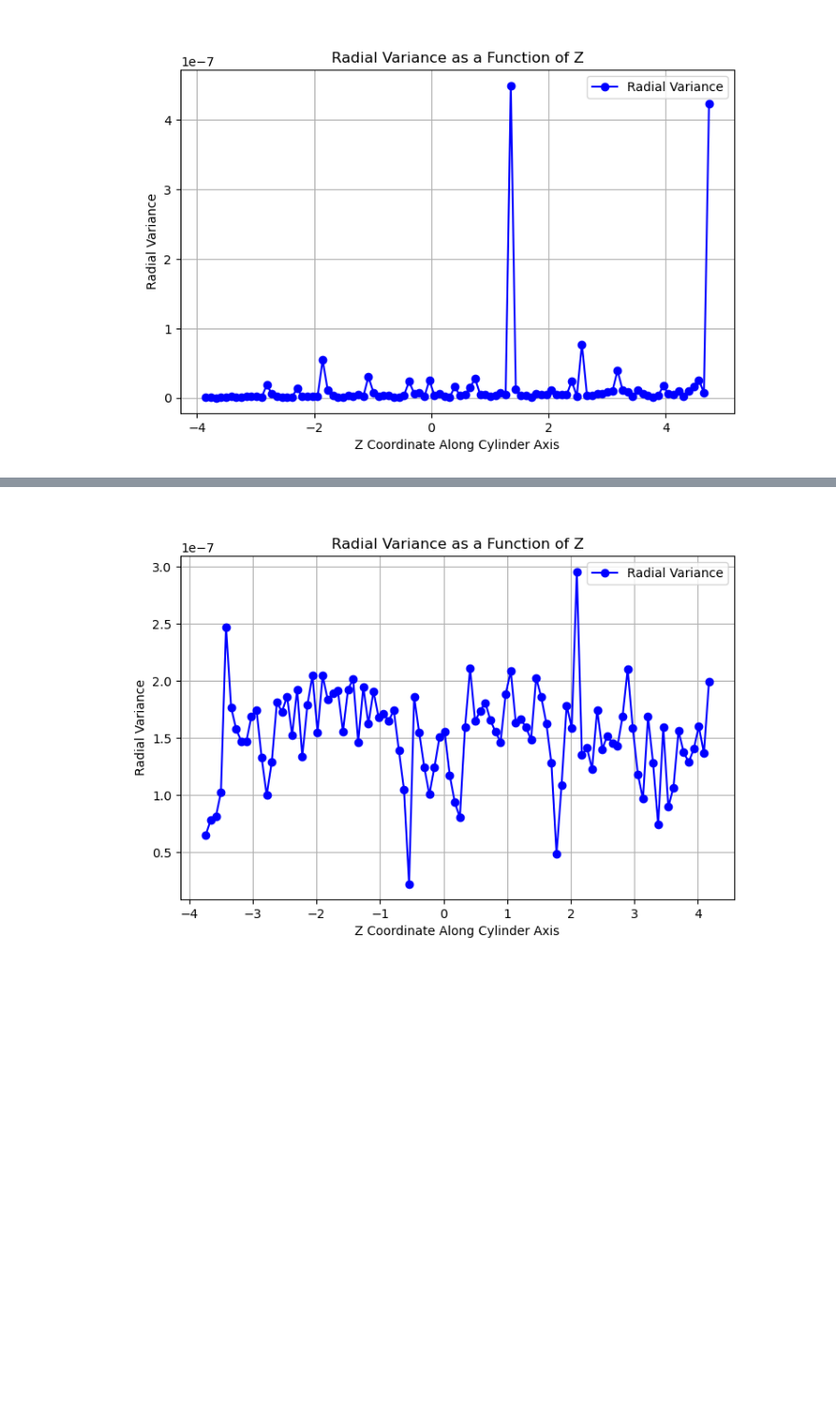
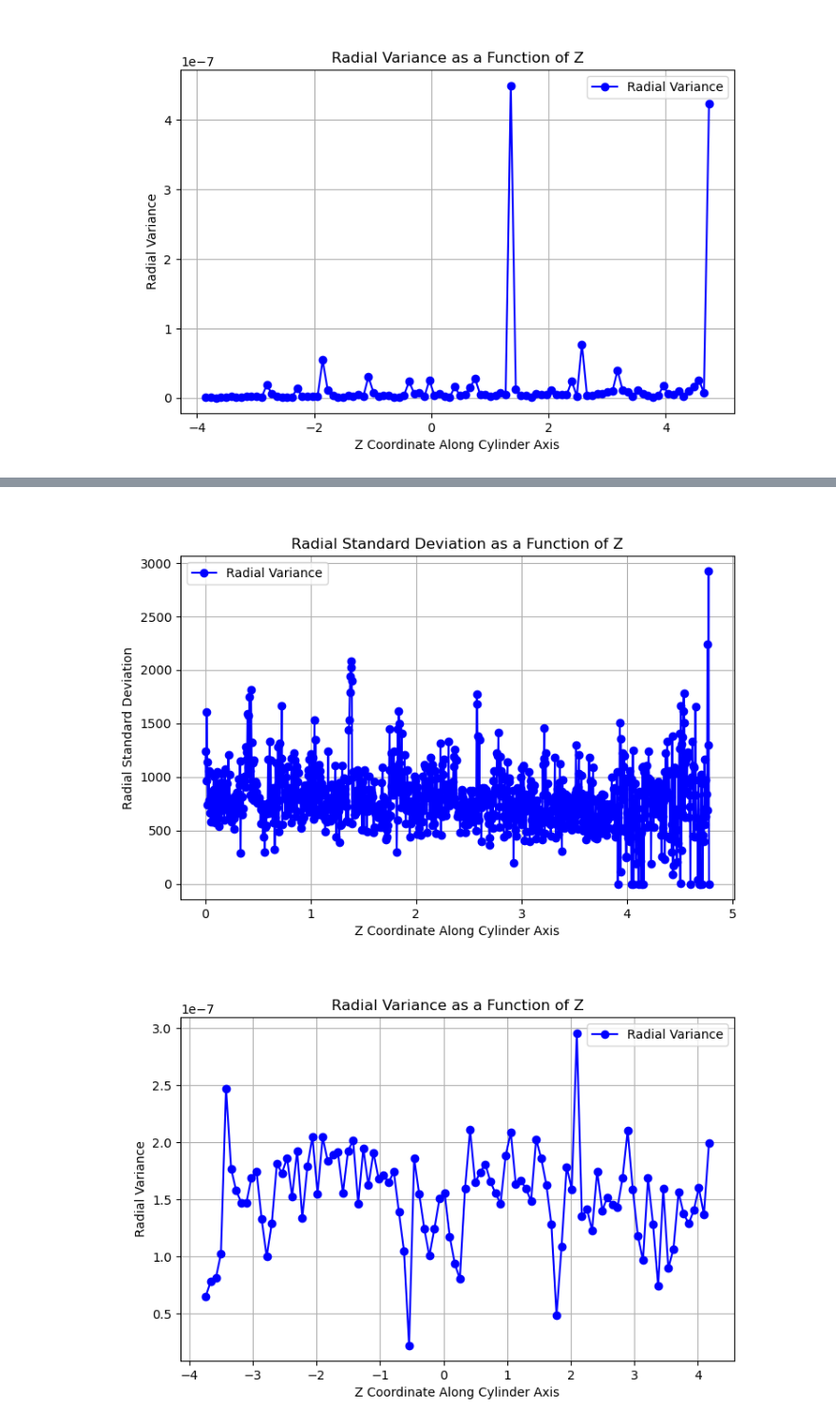
Before and after one commit to eehealy/photopol, a Jupyter notebook: 20250313_error_analysis.ipynb, the cells around one changed output, grey strips where cells are left out. Shown at 95% size. Saved outputs shown, nothing was run; the diff lists cells and outputs as text; code cells hidden in the pictures; blank space fills up the shorter version.

```diff
--- a/20250313_error_analysis.ipynb
+++ b/20250313_error_analysis.ipynb
@@ -407,0 +410,2 @@ bin_centers, binned_stds = fun.compute_and_plot_binned_cylinder_std(pcd_cyl, cyl
+# %%
+binned_variance, bin_centers = fun.compute_variance_binned_by_axis_distance(pcd_cyl, rod_axis, rod_center, num_bins=1000)
@@ -408,3 +414,14 @@ bin_centers, binned_stds = fun.compute_and_plot_binned_cylinder_std(pcd_cyl, cyl
+# %%
+plt.figure(figsize=(8, 5))
+plt.plot(bin_centers, np.sqrt(binned_variance)*1e6/8, marker='o', linestyle='-', color='b', label="Radial Variance")
+plt.xlabel("Z Coordinate Along Cylinder Axis")
+plt.ylabel("Radial Standard Deviation")
+plt.title("Radial Standard Deviation as a Function of Z")
+plt.legend()
+plt.grid(True)
+plt.show()
+# %% [output]
+[figure, added]
 # %%
 # Example usage:
 bin_centers, binned_variances = fun.compute_and_plot_binned_cylinder_variance(pcd_cyl_e, cylinder_axis_pcd_e,
```
Also changed, not shown: parts of 10 cells of this notebook, 23 other files.
